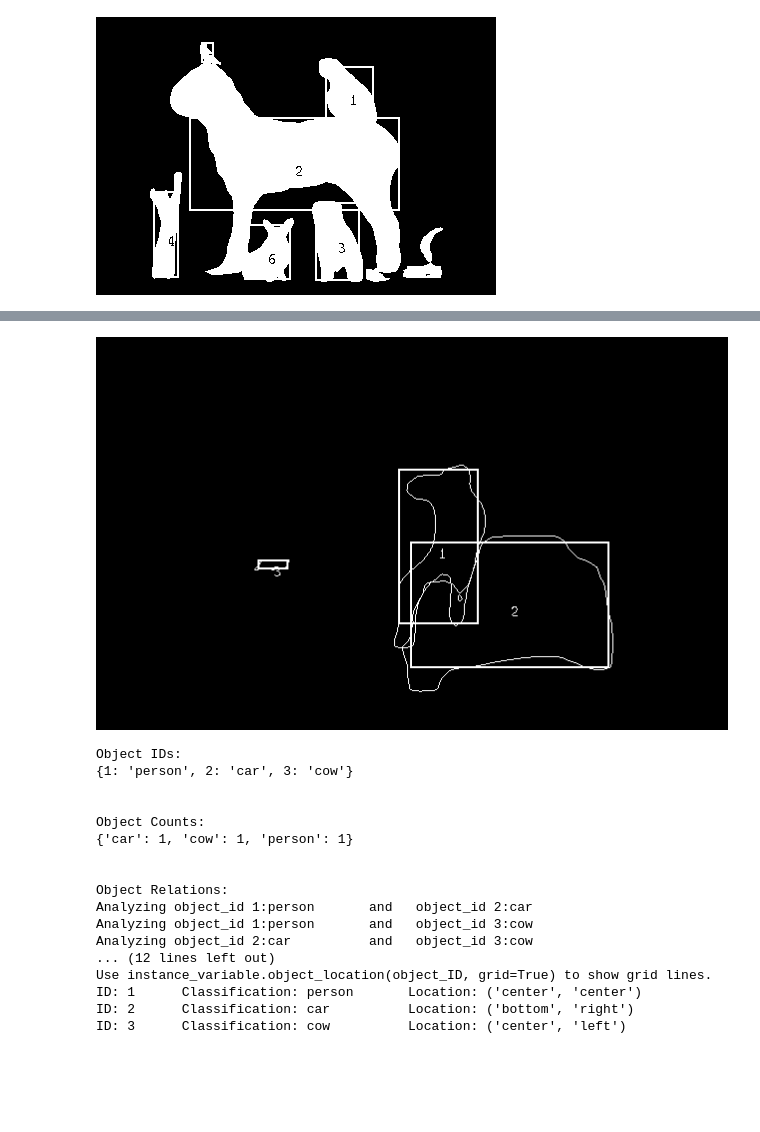
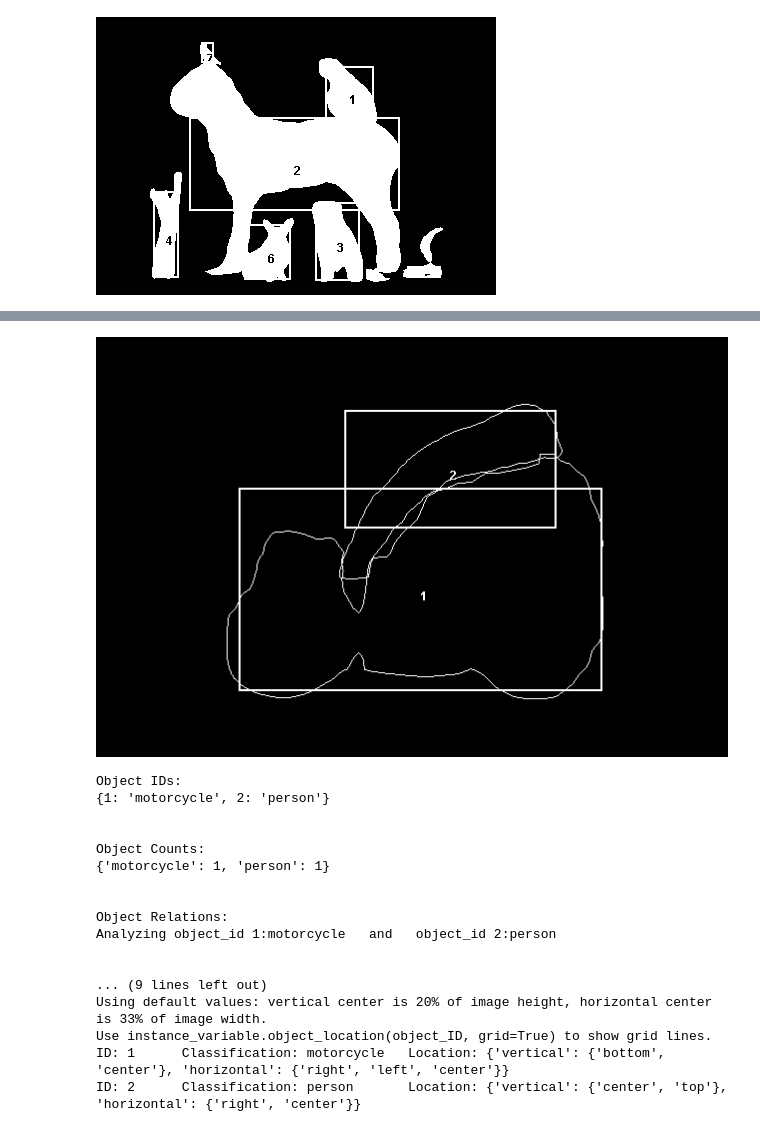
Before and after one commit to JaimeVillanueva/Capstone, a Jupyter notebook: source/object_relation_sample.ipynb, the cells around one changed output, grey strips where cells are left out. Cells and saved outputs as stored; diff of their text form; code cells hidden in the pictures; blank space fills up the shorter version.

```diff
--- a/source/object_relation_sample.ipynb
+++ b/source/object_relation_sample.ipynb
@@ -255,5 +275,5 @@ ID: 4      Classification: truck        Location: ('center', 'center')
 # %%
-imagefile = '../images/mod_people_on_car1.jpg'
+imagefile = '../images/mod_people_on_motorcycle.jpg'
 #load image
 img = load_img(imagefile)
 img = img_to_array(img)
@@ -263,6 +283,6 @@ results = rcnn.detect([img], verbose=False)
 r = results[0]
 
 # instantiate object
-x = ObjectMapping(imagefile, r, class_names)
+imap = ObjectMapping(imagefile, r, class_names)
 display_instances(img, r['rois'], r['masks'], r['class_ids'], class_names, r['scores'])
 # %% [output]
@@ -270,21 +290,21 @@ display_instances(img, r['rois'], r['masks'], r['class_ids'], class_names, r['sc
 # %%
-x.image_summary()
+imap.image_summary()
 # %% [output]
-[figure, old version]
+[figure, new version]
 Object IDs:
-{1: 'person', 2: 'car', 3: 'cow'}
+{1: 'motorcycle', 2: 'person'}
 
 
 Object Counts:
-{'car': 1, 'cow': 1, 'person': 1}
+{'motorcycle': 1, 'person': 1}
 
 
 Object Relations:
-Analyzing object_id 1:person       and   object_id 2:car
-Analyzing object_id 1:person       and   object_id 3:cow
-Analyzing object_id 2:car          and   object_id 3:cow
-... (12 lines left out)
+Analyzing object_id 1:motorcycle   and   object_id 2:person
+
+
+... (9 lines left out)
+Using default values: vertical center is 20% of image height, horizontal center is 33% of image width.
 Use instance_variable.object_location(object_ID, grid=True) to show grid lines.
-ID: 1      Classification: person       Location: ('center', 'center')
-ID: 2      Classification: car          Location: ('bottom', 'right')
-ID: 3      Classification: cow          Location: ('center', 'left')
+ID: 1      Classification: motorcycle   Location: {'vertical': {'bottom', 'center'}, 'horizontal': {'right', 'left', 'center'}}
+ID: 2      Classification: person       Location: {'vertical': {'center', 'top'}, 'horizontal': {'right', 'center'}}
```
Also changed, not shown: parts of 25 cells of this notebook, 3 other files.
